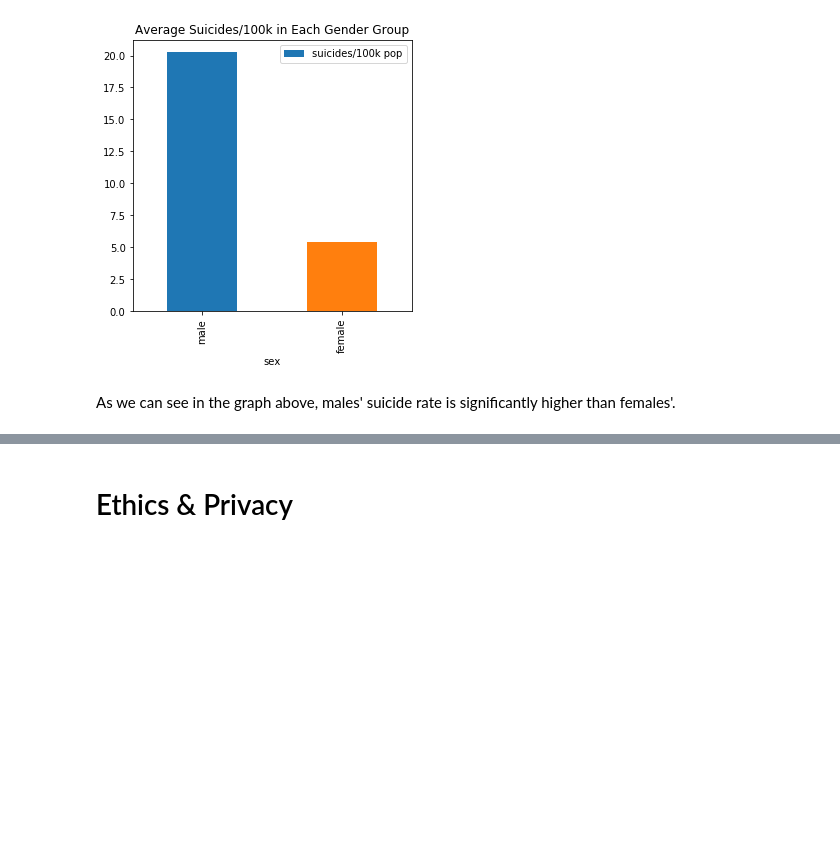
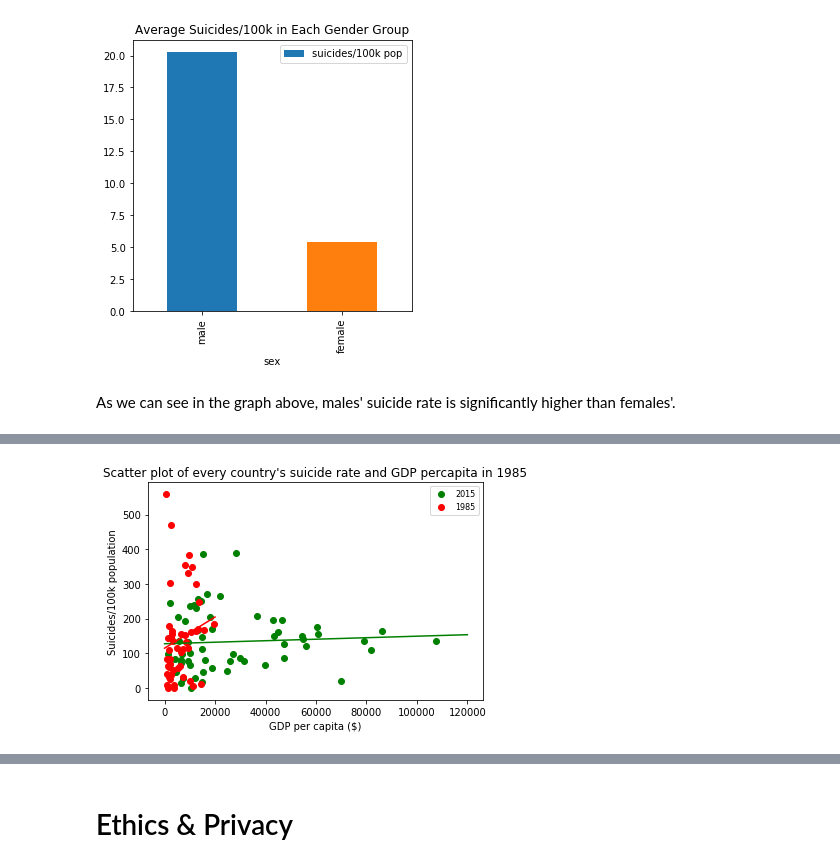
Before and after one commit to YuechenL/COGS108FinalProject, a Jupyter notebook: FinalProject.ipynb, the cells around one changed output, grey strips where cells are left out. Cells and saved outputs as stored; diff of their text form; code cells hidden in the pictures; blank space fills up the shorter version.

```diff
--- a/FinalProject.ipynb
+++ b/FinalProject.ipynb
@@ -247,0 +308,21 @@ As we can see in the graph above, males' suicide rate is significantly higher th
+# %%
+# best fit line in linear regression model
+a1, b1 = np.polyfit(df_new[df_new['year']==2015]['gdp_per_capita ($)'], df_new[df_new['year']==2015]['suicides/100k pop'], 1)
+gdp_2015 = np.arange(0,120000)
+pred_suicide_rate_2015 = a1*gdp_2015 + b1
+
+a2, b2 = np.polyfit(df_new[df_new['year']==1985]['gdp_per_capita ($)'], df_new[df_new['year']==1985]['suicides/100k pop'], 1)
+gdp_1985 = np.arange(0,20000)
+pred_suicide_rate_1985 = a2*gdp_1985 + b2
+
+year_2015 = plt.scatter(df_new[df_new['year']==2015]['gdp_per_capita ($)'],df_new[df_new['year']==2015]['suicides/100k pop'], color='g')
+year_1985 = plt.scatter(df_new[df_new['year']==1985]['gdp_per_capita ($)'],df_new[df_new['year']==1985]['suicides/100k pop'], color='r')
+plt.plot(gdp_2015, pred_suicide_rate_2015, '-r',color = 'g')
+plt.plot(gdp_1985, pred_suicide_rate_1985, '-r',color = 'r')
+plt.title("Scatter plot of every country's suicide rate and GDP percapita in 1985")
+plt.xlabel("GDP per capita ($)")
+plt.ylabel("Suicides/100k population")
+plt.legend((year_2015, year_1985),('2015', '1985'),scatterpoints=1,loc='upper right',fontsize=8)
+plt.show()
+# %% [output]
+[figure, added]
```
Also changed, not shown: parts of 27 cells of this notebook.
